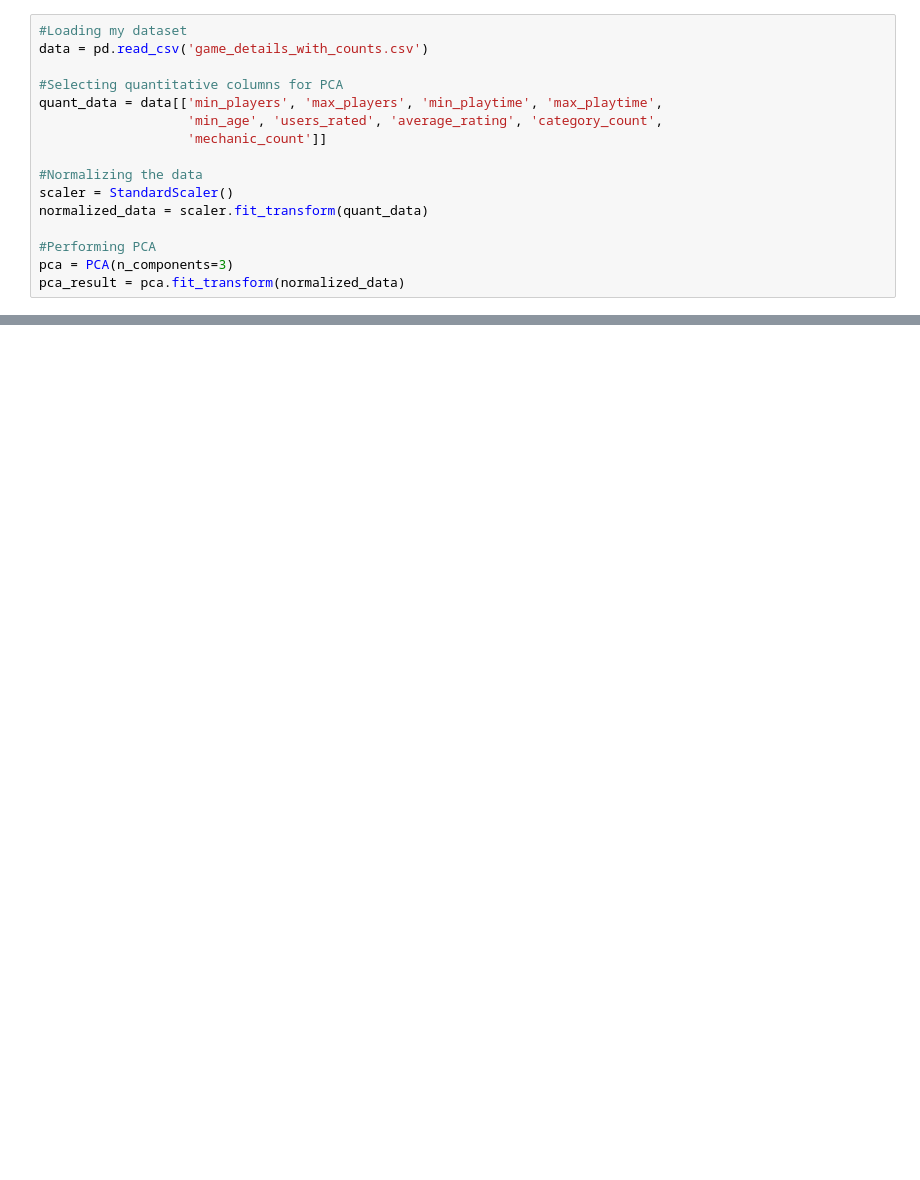
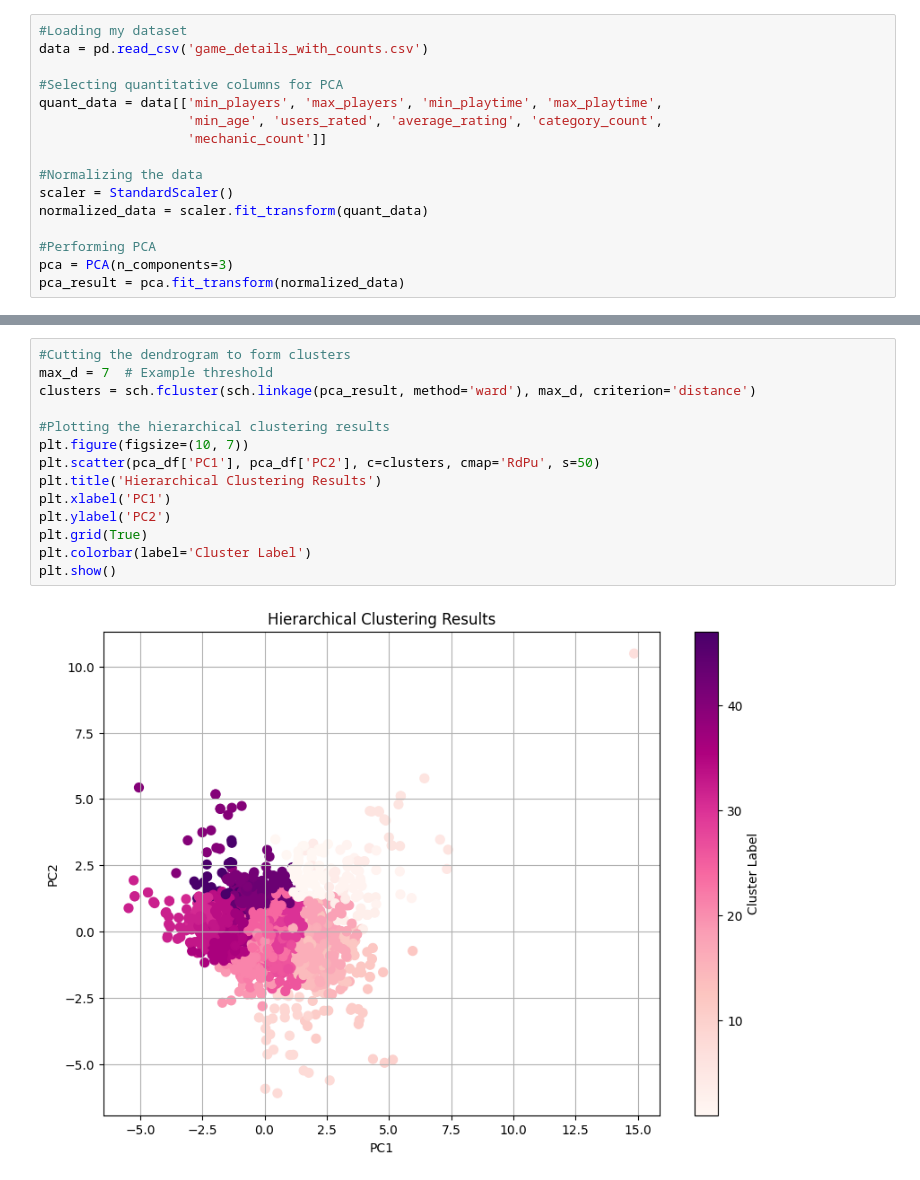
Before and after one commit to KenzieHensel/Project, a Jupyter notebook: Module_2/Clustering.ipynb, the cells around one changed output, grey strips where cells are left out. Cells and saved outputs as stored; diff of their text form; blank space fills up the shorter version.

```diff
--- a/Module_2/Clustering.ipynb
+++ b/Module_2/Clustering.ipynb
@@ -94,0 +117,16 @@ for k in chosen_k_values:
+# %%
+#Cutting the dendrogram to form clusters
+max_d = 7  # Example threshold
+clusters = sch.fcluster(sch.linkage(pca_result, method='ward'), max_d, criterion='distance')
+
+#Plotting the hierarchical clustering results
+plt.figure(figsize=(10, 7))
+plt.scatter(pca_df['PC1'], pca_df['PC2'], c=clusters, cmap='RdPu', s=50)
+plt.title('Hierarchical Clustering Results')
+plt.xlabel('PC1')
+plt.ylabel('PC2')
+plt.grid(True)
+plt.colorbar(label='Cluster Label')
+plt.show()
+# %% [output]
+[figure, added]
```
Also changed, not shown: parts of 11 cells of this notebook.
